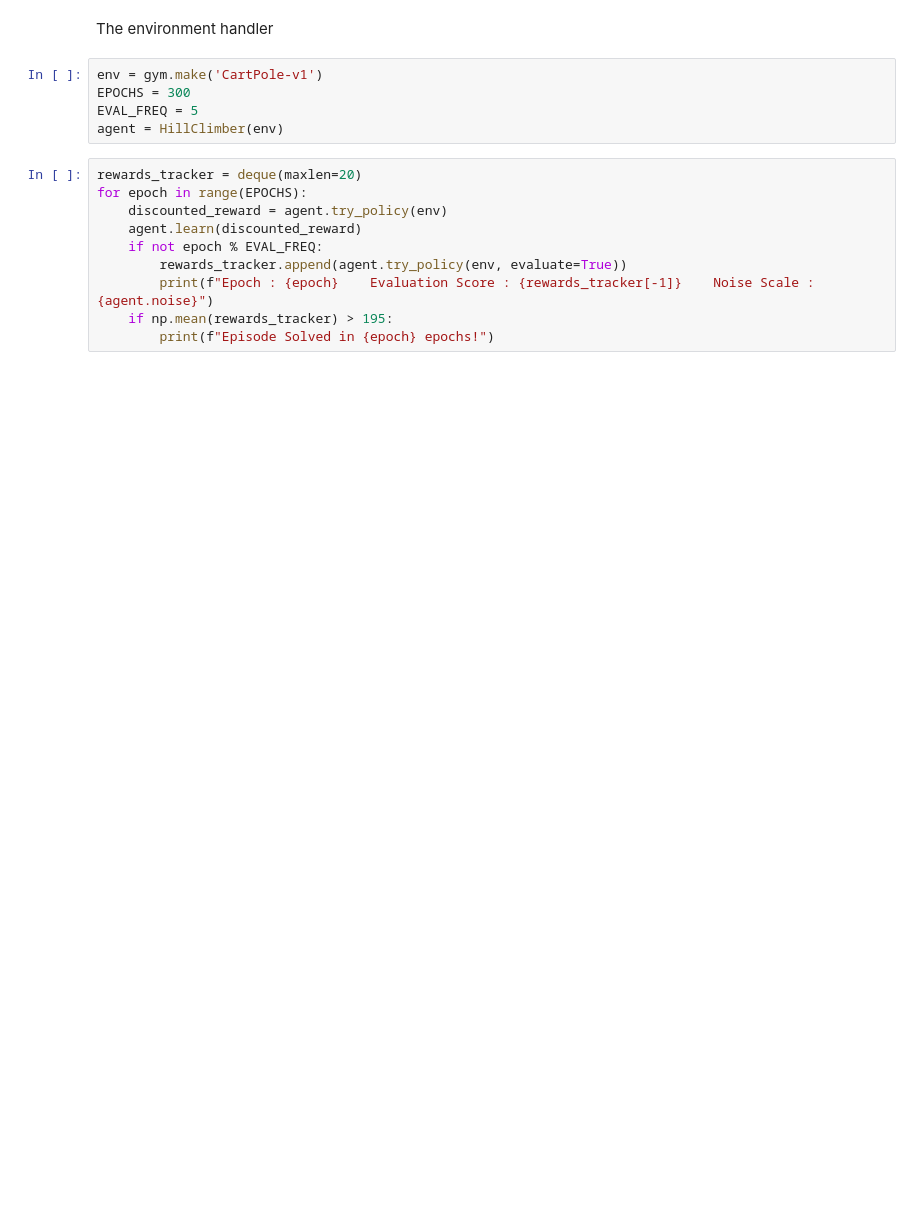
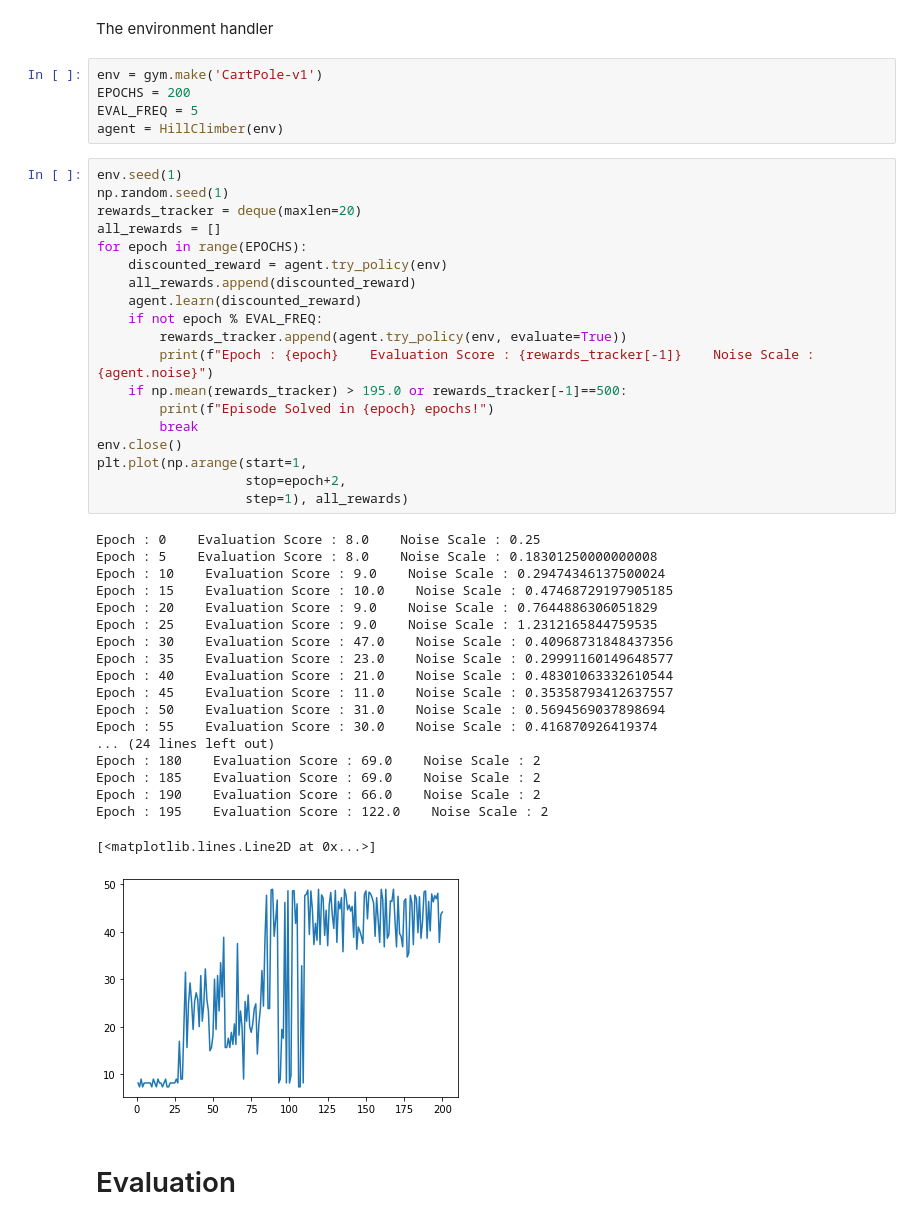
Before and after one commit to Syzygianinfern0/AI-Projekts, a Jupyter notebook: Policy Based Methods/1. Steepest Hill Climb.ipynb, the cells around one changed output. Saved outputs shown, nothing was run; the diff lists cells and outputs as text; blank space fills up the shorter version.

```diff
--- a/Policy Based Methods/1. Steepest Hill Climb.ipynb
+++ b/Policy Based Methods/1. Steepest Hill Climb.ipynb
@@ -76,16 +89,47 @@ class HillClimber:
 The environment handler
 # %%
 env = gym.make('CartPole-v1')
-EPOCHS = 300
+EPOCHS = 200
 EVAL_FREQ = 5
 agent = HillClimber(env)
 # %%
+env.seed(1)
+np.random.seed(1)
 rewards_tracker = deque(maxlen=20)
+all_rewards = []
 for epoch in range(EPOCHS):
     discounted_reward = agent.try_policy(env)
+    all_rewards.append(discounted_reward)
     agent.learn(discounted_reward)
     if not epoch % EVAL_FREQ:
         rewards_tracker.append(agent.try_policy(env, evaluate=True))
         print(f"Epoch : {epoch}    Evaluation Score : {rewards_tracker[-1]}    Noise Scale : {agent.noise}")
-    if np.mean(rewards_tracker) > 195:
+    if np.mean(rewards_tracker) > 195.0 or rewards_tracker[-1]==500:
         print(f"Episode Solved in {epoch} epochs!")
+        break
+env.close()
+plt.plot(np.arange(start=1,
+                   stop=epoch+2,
+                   step=1), all_rewards)
+# %% [output]
+Epoch : 0    Evaluation Score : 8.0    Noise Scale : 0.25
+Epoch : 5    Evaluation Score : 8.0    Noise Scale : 0.18301250000000008
+Epoch : 10    Evaluation Score : 9.0    Noise Scale : 0.29474346137500024
+Epoch : 15    Evaluation Score : 10.0    Noise Scale : 0.47468729197905185
+Epoch : 20    Evaluation Score : 9.0    Noise Scale : 0.7644886306051829
+Epoch : 25    Evaluation Score : 9.0    Noise Scale : 1.2312165844759535
+Epoch : 30    Evaluation Score : 47.0    Noise Scale : 0.40968731848437356
+Epoch : 35    Evaluation Score : 23.0    Noise Scale : 0.29991160149648577
+Epoch : 40    Evaluation Score : 21.0    Noise Scale : 0.48301063332610544
+Epoch : 45    Evaluation Score : 11.0    Noise Scale : 0.35358793412637557
+Epoch : 50    Evaluation Score : 31.0    Noise Scale : 0.5694569037898694
+Epoch : 55    Evaluation Score : 30.0    Noise Scale : 0.416870926419374
+... (24 lines left out)
+Epoch : 180    Evaluation Score : 69.0    Noise Scale : 2
+Epoch : 185    Evaluation Score : 69.0    Noise Scale : 2
+Epoch : 190    Evaluation Score : 66.0    Noise Scale : 2
+Epoch : 195    Evaluation Score : 122.0    Noise Scale : 2
+[<matplotlib.lines.Line2D at 0x...>]
+[figure, added]
+# %% [markdown]
+# Evaluation
```
Also changed, not shown: parts of 3 cells of this notebook.
